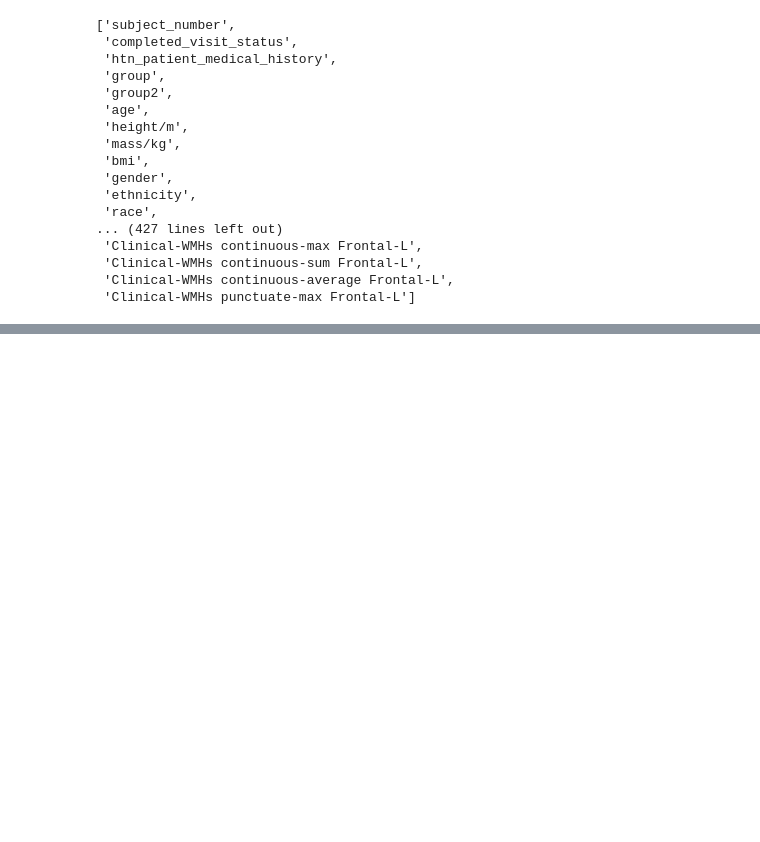
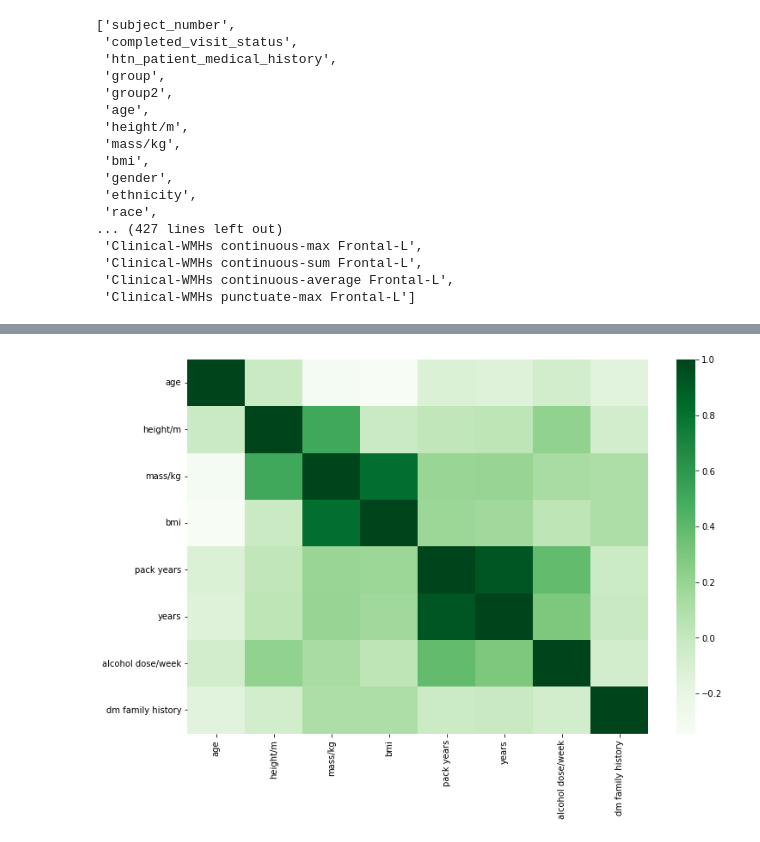
Before and after one commit to victoriafathi/DiabetesFork, a Jupyter notebook: data_exploration/cerebral_elderly_stroke.ipynb, the cells around one changed output, grey strips where cells are left out. Cells and saved outputs as stored; diff of their text form; code cells hidden in the pictures; blank space fills up the shorter version.

```diff
--- a/data_exploration/cerebral_elderly_stroke.ipynb
+++ b/data_exploration/cerebral_elderly_stroke.ipynb
@@ -315,0 +754,2 @@ df_v3.to_csv("../data/cerebral_elderly_stroke/exploration/cerebral_elderly_strok
+# %%
+df.drop(labels=['ethnicity', 'race'], axis='columns', inplace=True)
@@ -315,0 +758,3 @@ df_v3.to_csv("../data/cerebral_elderly_stroke/exploration/cerebral_elderly_strok
+# %%
+consent = df[df["completed visit status"] == "withdrew consent"]["patient id"]
+df.drop(labels=consent.index, inplace=True)
@@ -315,0 +764,5 @@ df_v3.to_csv("../data/cerebral_elderly_stroke/exploration/cerebral_elderly_strok
+# %%
+thresh = 2/3
+df = df.dropna(thresh=len(df)*thresh, axis='columns')
+# %%
+df.reset_index(inplace=True, drop=True)
@@ -315,0 +838,7 @@ df_v3.to_csv("../data/cerebral_elderly_stroke/exploration/cerebral_elderly_strok
+# %%
+corr = df.corr(method="spearman")
+plt.figure(figsize=(12,8))
+sns.heatmap(corr, cmap="Greens")
+plt.show()
+# %% [output]
+[figure, added]
```
Also changed, not shown: parts of 140 cells of this notebook, 1 other file.
